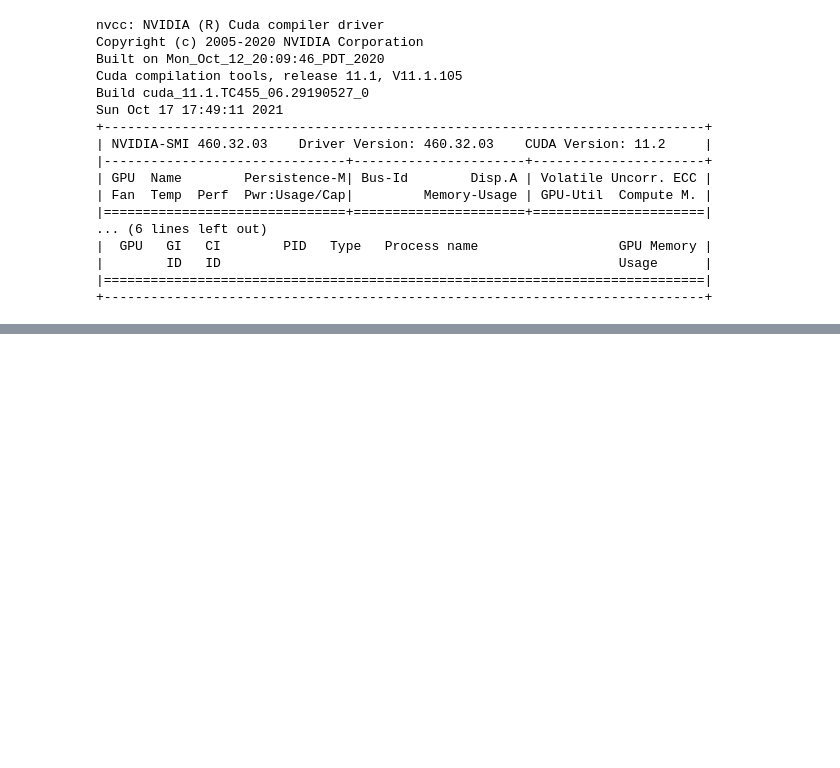
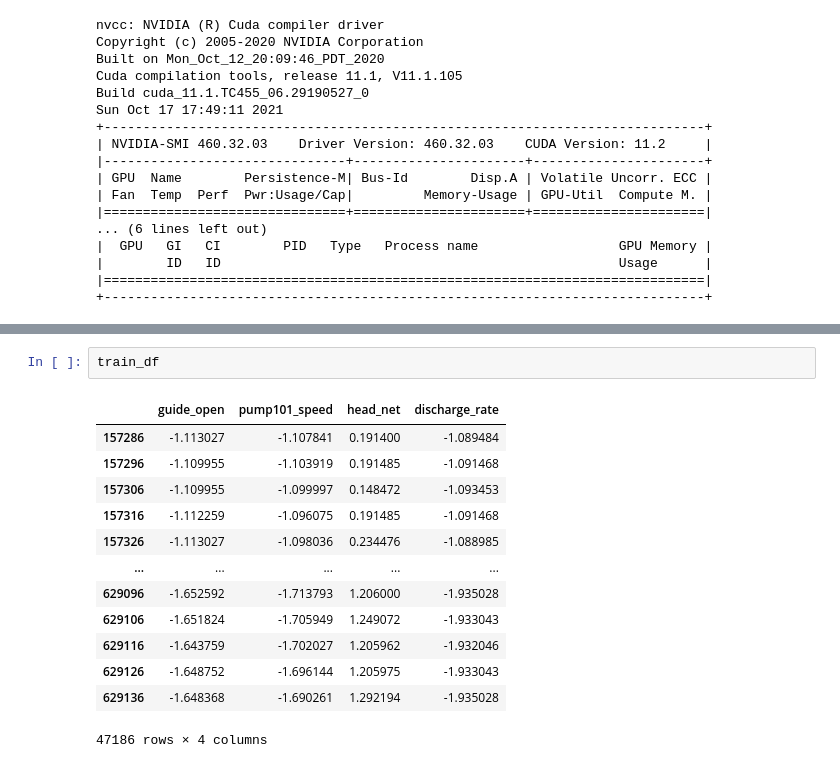
Before and after one commit to wengangmao/vattenfall, a Jupyter notebook: _build/jupyter_execute/contents/codes/Keras_LSTM.ipynb, the cells around one changed output, grey strips where cells are left out. Drawn from its saved outputs; the diff is of its cells as text; blank space fills up the shorter version.

```diff
--- a/_build/jupyter_execute/contents/codes/Keras_LSTM.ipynb
+++ b/_build/jupyter_execute/contents/codes/Keras_LSTM.ipynb
@@ -265,3 +311,19 @@ visualize_loss(history, "Training and Validation Loss")
+# %%
+train_df
+# %% [output]
+|  | guide_open | pump101_speed | head_net | discharge_rate |
+| 157286 | -1.113027 | -1.107841 | 0.191400 | -1.089484 |
+| 157296 | -1.109955 | -1.103919 | 0.191485 | -1.091468 |
+| 157306 | -1.109955 | -1.099997 | 0.148472 | -1.093453 |
+| 157316 | -1.112259 | -1.096075 | 0.191485 | -1.091468 |
+| 157326 | -1.113027 | -1.098036 | 0.234476 | -1.088985 |
+| ... | ... | ... | ... | ... |
+| 629096 | -1.652592 | -1.713793 | 1.206000 | -1.935028 |
+| 629106 | -1.651824 | -1.705949 | 1.249072 | -1.933043 |
+| 629116 | -1.643759 | -1.702027 | 1.205962 | -1.932046 |
+| 629126 | -1.648752 | -1.696144 | 1.205975 | -1.933043 |
+| 629136 | -1.648368 | -1.690261 | 1.292194 | -1.935028 |
+47186 rows × 4 columns
 # %%
 # Prediciton
 def show_plot(plot_data, delta, title):
```
Also changed, not shown: parts of 18 cells of this notebook, 44 other files.
